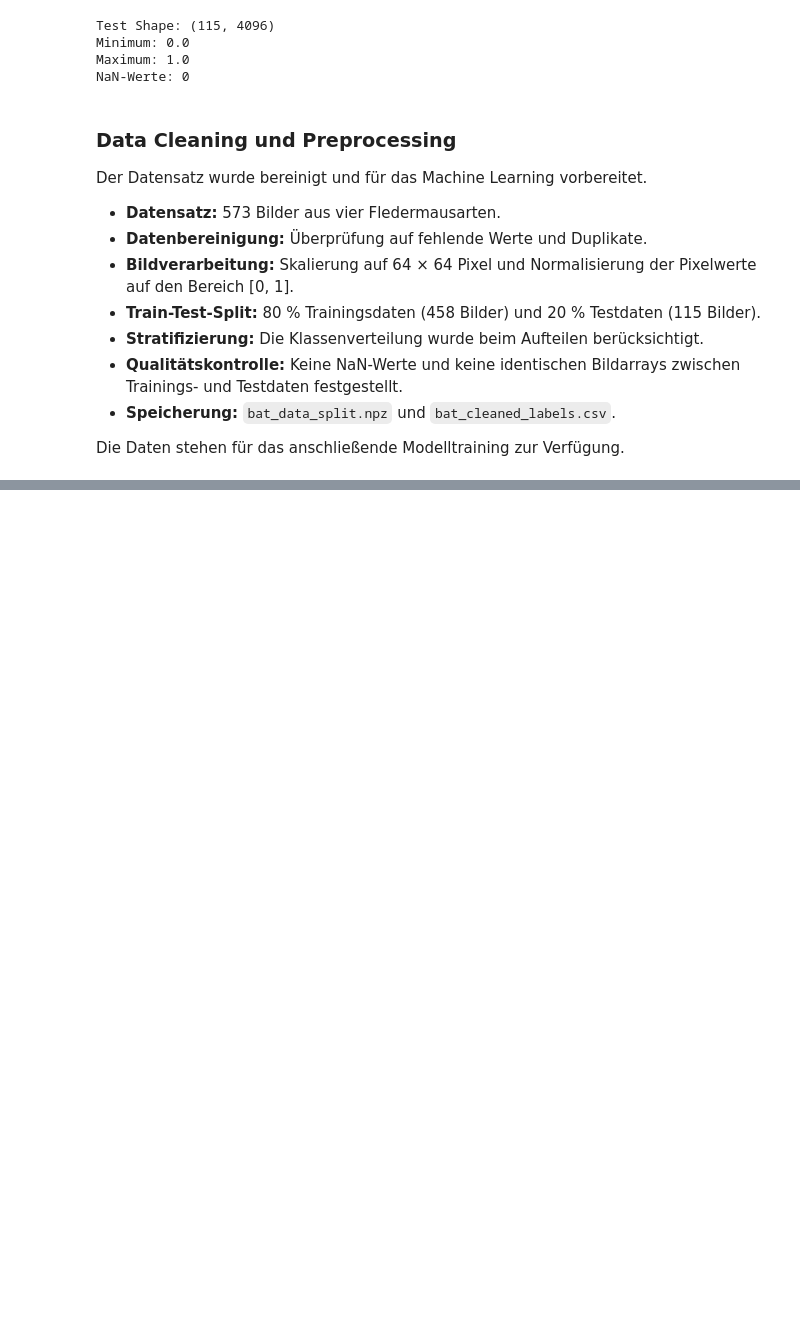
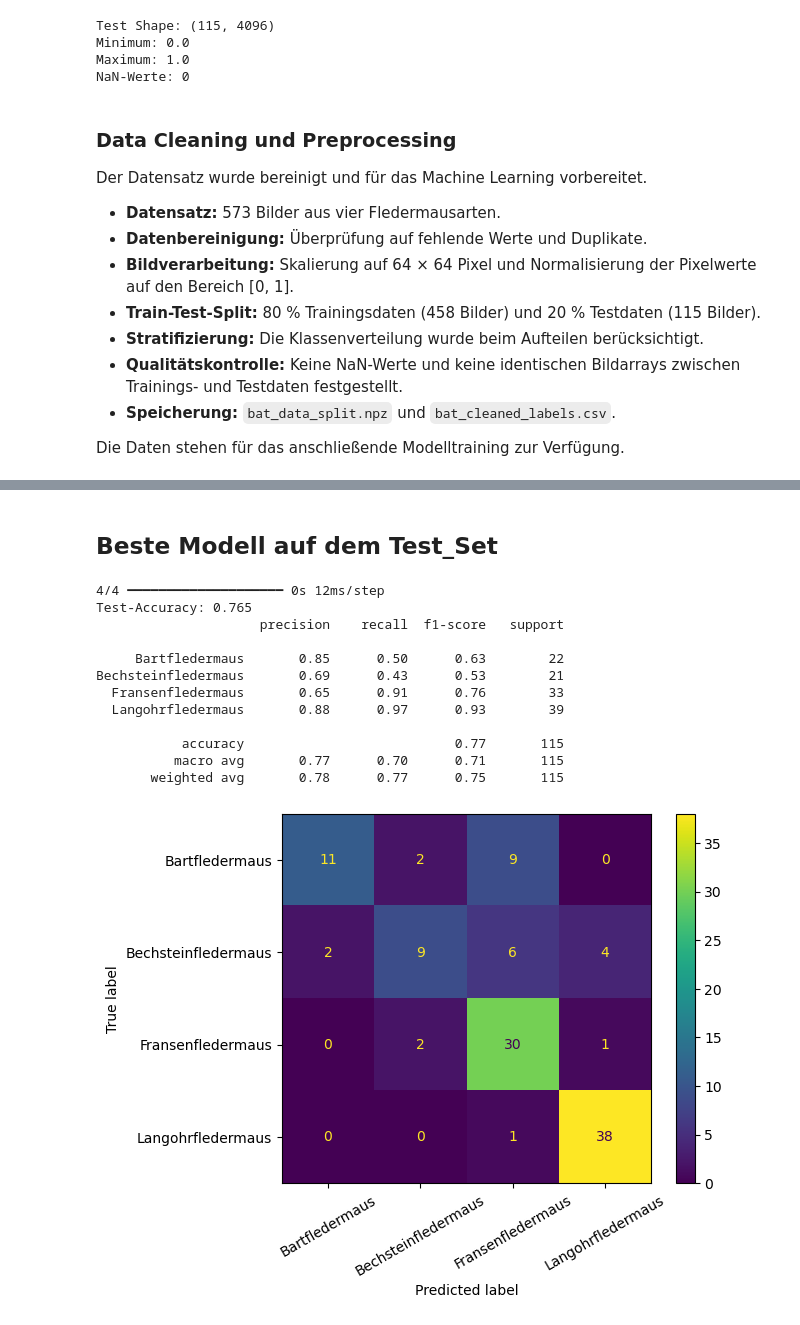
Before and after one commit to tasnim129/bat-orientation-calls, a Jupyter notebook: Bat_Orien_ML.ipynb, the cells around one changed output, grey strips where cells are left out. Cells and saved outputs as stored; diff of their text form; code cells hidden in the pictures; blank space fills up the shorter version.

```diff
--- a/Bat_Orien_ML.ipynb
+++ b/Bat_Orien_ML.ipynb
@@ -424,0 +609,26 @@ Die Daten stehen für das anschließende Modelltraining zur Verfügung.
+# %% [markdown]
+## Beste Modell auf dem Test_Set
+# %%
+import matplotlib.pyplot as plt
+from sklearn.metrics import accuracy_score, classification_report, ConfusionMatrixDisplay
+
+y_pred = le.inverse_transform(cnn.predict(X_test_cnn).argmax(axis=1))
+
+print("Test-Accuracy:", round(accuracy_score(y_test, y_pred), 3))
+print(classification_report(y_test, y_pred))
+ConfusionMatrixDisplay.from_predictions(y_test, y_pred, xticks_rotation=30)
+plt.show()
+# %% [output]
+4/4 ━━━━━━━━━━━━━━━━━━━━ 0s 12ms/step
+Test-Accuracy: 0.765
+                     precision    recall  f1-score   support
+
+     Bartfledermaus       0.85      0.50      0.63        22
+Bechsteinfledermaus       0.69      0.43      0.53        21
+  Fransenfledermaus       0.65      0.91      0.76        33
+  Langohrfledermaus       0.88      0.97      0.93        39
+
+           accuracy                           0.77       115
+          macro avg       0.77      0.70      0.71       115
+       weighted avg       0.78      0.77      0.75       115
+[figure, added]
```
Also changed, not shown: parts of 25 cells of this notebook.
